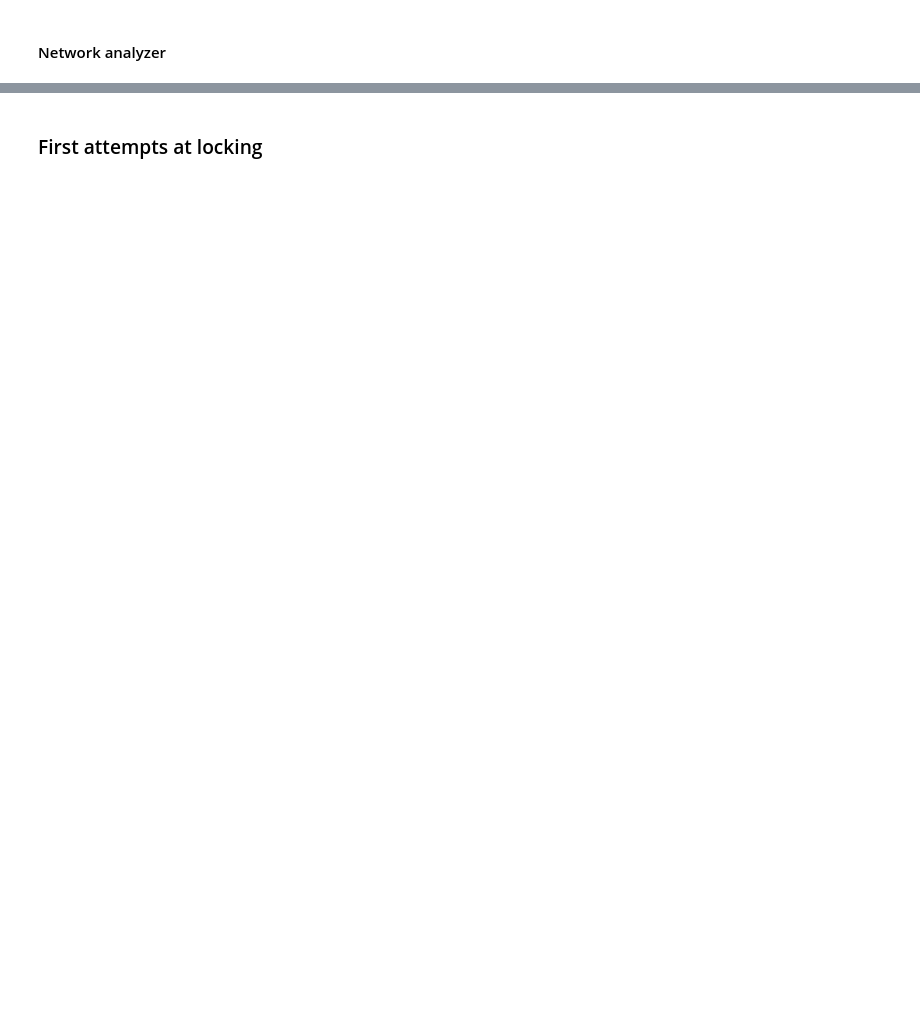
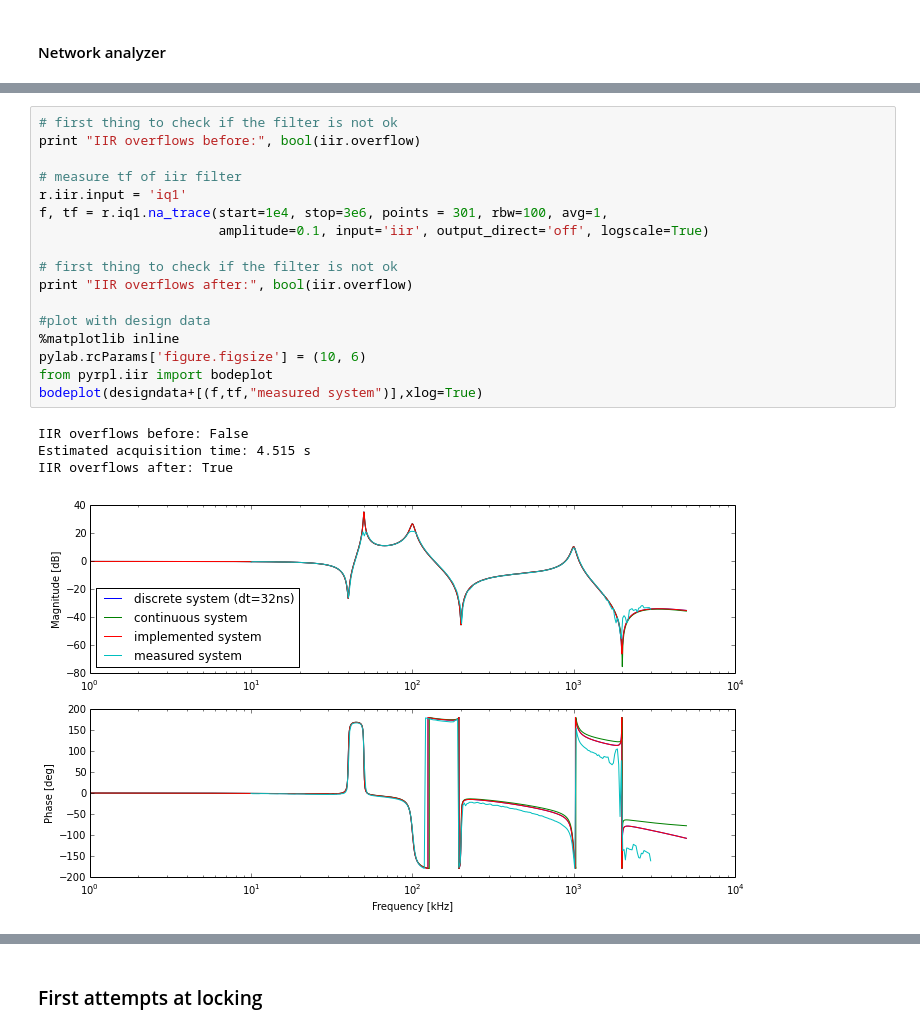
Before and after one commit to lneuhaus/pyrpl, a Jupyter notebook: doc/tutorial.ipynb, the cells around one changed output, grey strips where cells are left out. Drawn from its saved outputs; the diff is of its cells as text; blank space fills up the shorter version.

```diff
--- a/doc/tutorial.ipynb
+++ b/doc/tutorial.ipynb
@@ -554,0 +678,22 @@ na.output_signal
+# %%
+# first thing to check if the filter is not ok
+print "IIR overflows before:", bool(iir.overflow)
+
+# measure tf of iir filter
+r.iir.input = 'iq1'
+f, tf = r.iq1.na_trace(start=1e4, stop=3e6, points = 301, rbw=100, avg=1,
+                       amplitude=0.1, input='iir', output_direct='off', logscale=True)
+
+# first thing to check if the filter is not ok
+print "IIR overflows after:", bool(iir.overflow)
+
+#plot with design data
+%matplotlib inline
+pylab.rcParams['figure.figsize'] = (10, 6)
+from pyrpl.iir import bodeplot
+bodeplot(designdata+[(f,tf,"measured system")],xlog=True)
+# %% [output]
+IIR overflows before: False
+Estimated acquisition time: 4.515 s
+IIR overflows after: True
+[figure, added]
```
Also changed, not shown: parts of 58 cells of this notebook, 5 other files.
